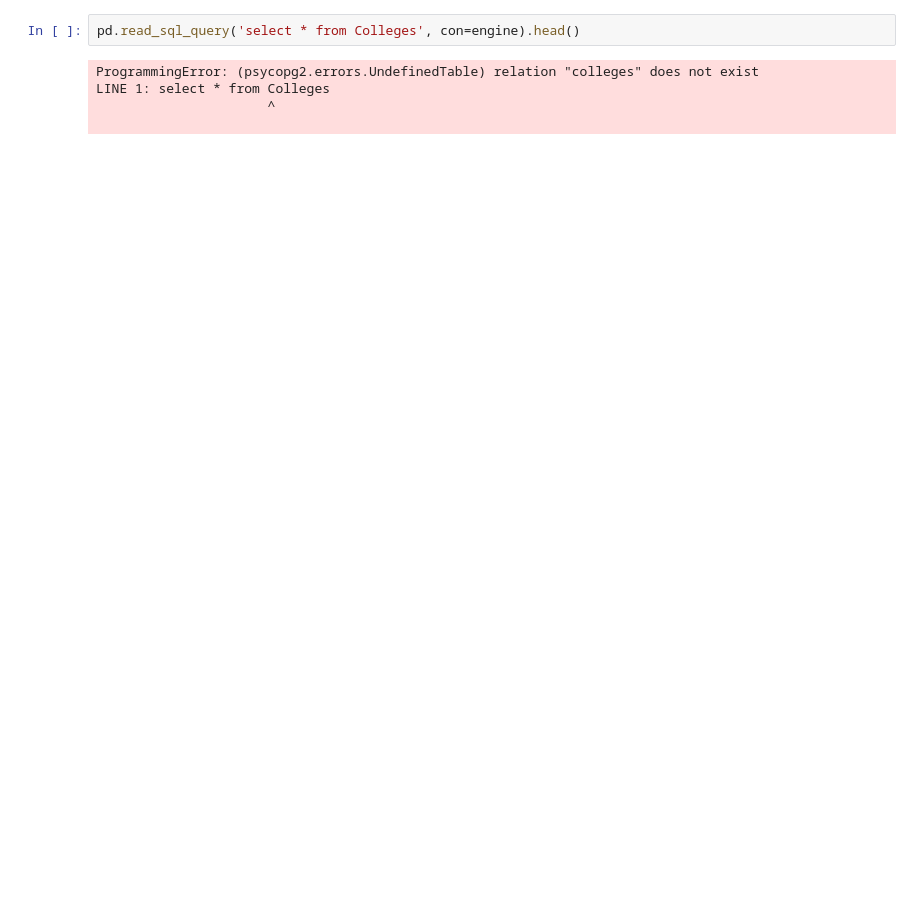
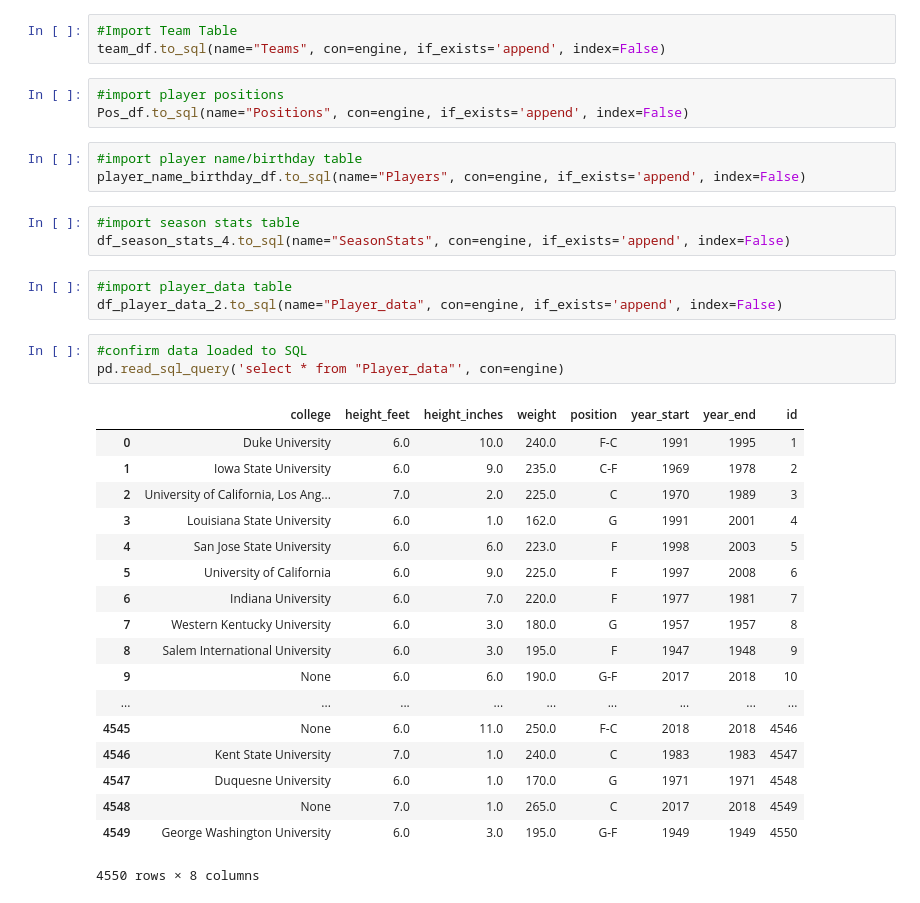
Before and after one commit to eschoon/NBA-Project, a Jupyter notebook: NBA Project.ipynb, the cells around one changed output. Saved outputs shown, nothing was run; the diff lists cells and outputs as text; blank space fills up the shorter version.

```diff
--- a/NBA Project.ipynb
+++ b/NBA Project.ipynb
@@ -113,7 +222,37 @@ colleges_4.to_sql(name="Colleges", con=engine, if_exists='append', index=False)
+# %%
+#Import Team Table
+team_df.to_sql(name="Teams", con=engine, if_exists='append', index=False)
+# %%
+#import player positions
+Pos_df.to_sql(name="Positions", con=engine, if_exists='append', index=False)
+# %%
+#import player name/birthday table
+player_name_birthday_df.to_sql(name="Players", con=engine, if_exists='append', index=False)
+# %%
+#import season stats table
+df_season_stats_4.to_sql(name="SeasonStats", con=engine, if_exists='append', index=False)
+# %%
+#import player_data table
+df_player_data_2.to_sql(name="Player_data", con=engine, if_exists='append', index=False)
 # %%
-pd.read_sql_query('select * from Colleges', con=engine).head()
+#confirm data loaded to SQL
+pd.read_sql_query('select * from "Player_data"', con=engine)
 # %% [output]
+|  | college | height_feet | height_inches | weight | position | year_start | year_end | id |
+| 0 | Duke University | 6.0 | 10.0 | 240.0 | F-C | 1991 | 1995 | 1 |
+| 1 | Iowa State University | 6.0 | 9.0 | 235.0 | C-F | 1969 | 1978 | 2 |
+| 2 | University of California, Los Ang... | 7.0 | 2.0 | 225.0 | C | 1970 | 1989 | 3 |
+| 3 | Louisiana State University | 6.0 | 1.0 | 162.0 | G | 1991 | 2001 | 4 |
+| 4 | San Jose State University | 6.0 | 6.0 | 223.0 | F | 1998 | 2003 | 5 |
+| 5 | University of California | 6.0 | 9.0 | 225.0 | F | 1997 | 2008 | 6 |
+| 6 | Indiana University | 6.0 | 7.0 | 220.0 | F | 1977 | 1981 | 7 |
+| 7 | Western Kentucky University | 6.0 | 3.0 | 180.0 | G | 1957 | 1957 | 8 |
+| 8 | Salem International University | 6.0 | 3.0 | 195.0 | F | 1947 | 1948 | 9 |
+| 9 | None | 6.0 | 6.0 | 190.0 | G-F | 2017 | 2018 | 10 |
+| ... | ... | ... | ... | ... | ... | ... | ... | ... |
+| 4545 | None | 6.0 | 11.0 | 250.0 | F-C | 2018 | 2018 | 4546 |
+| 4546 | Kent State University | 7.0 | 1.0 | 240.0 | C | 1983 | 1983 | 4547 |
+| 4547 | Duquesne University | 6.0 | 1.0 | 170.0 | G | 1971 | 1971 | 4548 |
+| 4548 | None | 7.0 | 1.0 | 265.0 | C | 2017 | 2018 | 4549 |
+| 4549 | George Washington University | 6.0 | 3.0 | 195.0 | G-F | 1949 | 1949 | 4550 |
-ProgrammingError: (psycopg2.errors.UndefinedTable) relation "colleges" does not exist
-LINE 1: select * from Colleges
-                      ^
-
+4550 rows × 8 columns
```
Also changed, not shown: parts of 21 cells of this notebook.
